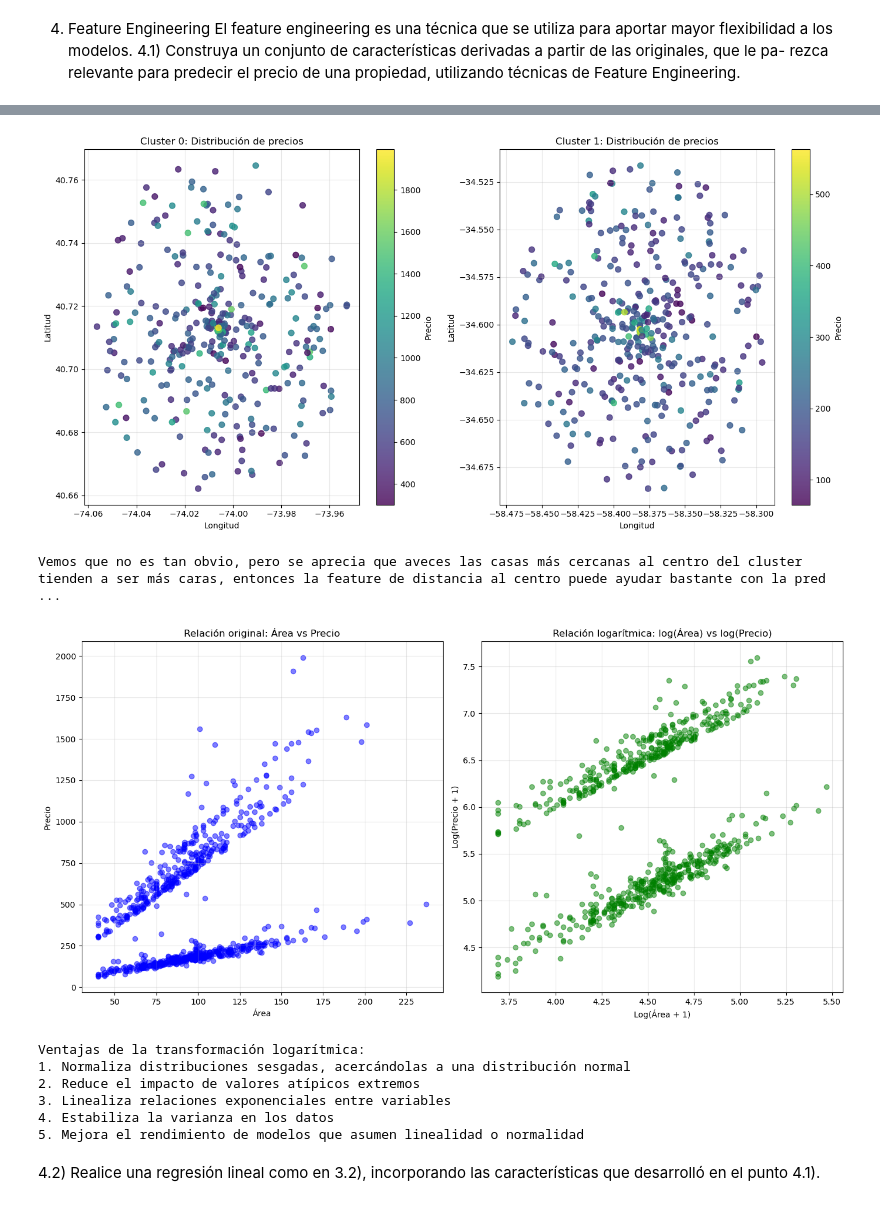
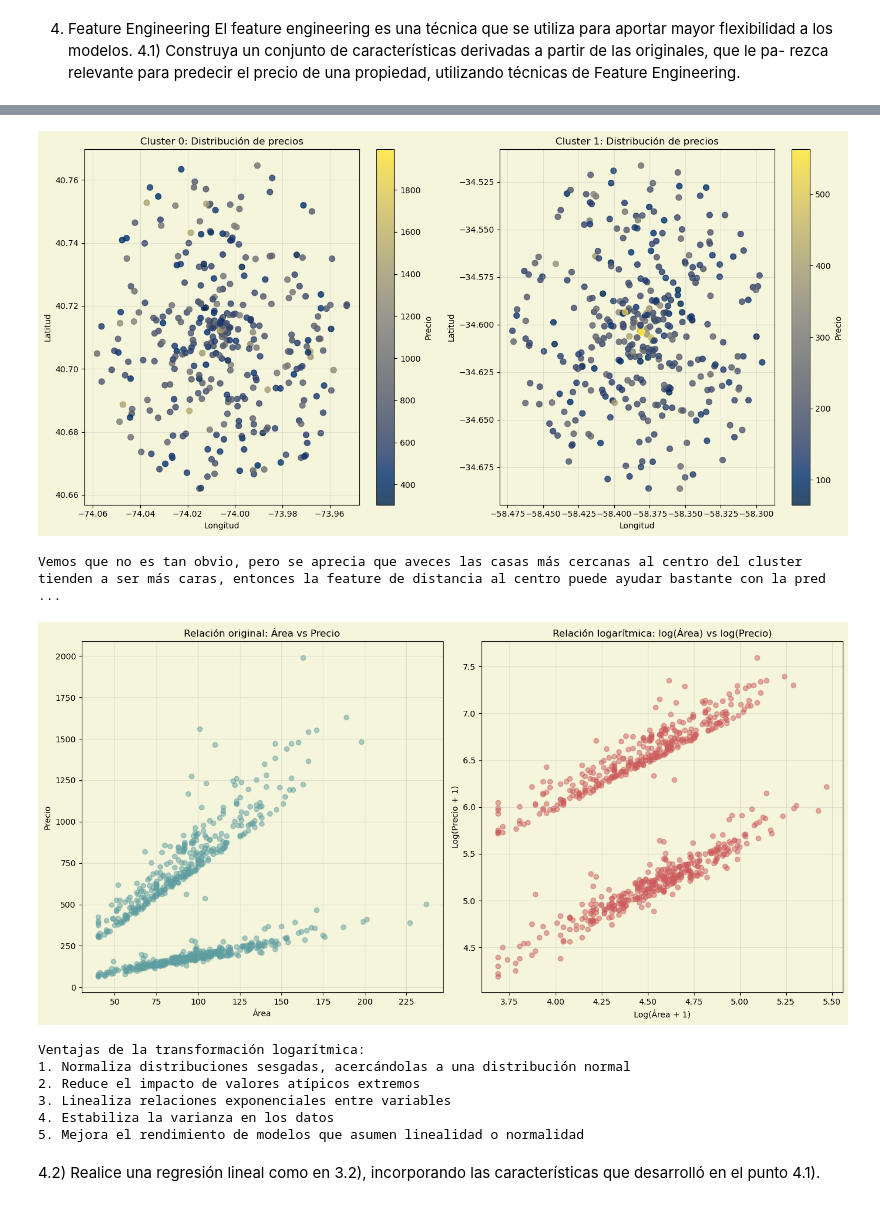
Before and after one commit to mattemusacchio/ML, a Jupyter notebook: tp1/notebooks/Entrega_TP1.ipynb, the cells around one changed output, grey strips where cells are left out. Saved outputs shown, nothing was run; the diff lists cells and outputs as text; code cells hidden in the pictures.

```diff
--- a/tp1/notebooks/Entrega_TP1.ipynb
+++ b/tp1/notebooks/Entrega_TP1.ipynb
@@ -15,7 +15,7 @@ import numpy as np
 import os
 from markdown import Markdown
 
-RANDOM_STATE = 95
+RANDOM_STATE = 42
 
 np.random.seed(RANDOM_STATE)
 
@@ -36,13 +36,18 @@ from models import LinearRegression
 from preprocessing import handle_missing_values, normalize, one_hot_encoder, min_max_normalize
 from utils import pretty_print_df, print_metrics, inverse_normalize, train_model_and_evaluate, feature_engineering
 
+# Configurar el fondo beige para todos los plots de matplotlib
+plt.rcParams['figure.facecolor'] = '#F5F5DC'  # Beige
+plt.rcParams['axes.facecolor'] = '#F5F5DC'    # Beige
+
+
 # Mostrar un fragmento aleatorio de 10 filas
 print("\nMuestra aleatoria de 10 filas:")
-print(df.sample(10))
+display(df.sample(10))
 
 # Mostrar estadísticas básicas
 print("\nEstadísticas básicas:")
-print(df.describe())
+display(df.describe())
 
 # Mostrar información sobre valores faltantes
 print("\nValores faltantes por columna:")
@@ -611,7 +643,7 @@ plt.subplot(1, 2, 1)
 cluster0 = train_df_fe[train_df_fe['cluster'] == 0]
 scatter0 = plt.scatter(cluster0['lon'], cluster0['lat'],
                       c=cluster0['distance_from_center'],
-                      cmap='viridis',
+                      cmap='cividis',
                       alpha=0.8,
                       s=50)
 plt.colorbar(scatter0, label='Distancia al centro')
@@ -625,7 +657,7 @@ plt.subplot(1, 2, 2)
 cluster1 = train_df_fe[train_df_fe['cluster'] == 1]
 scatter1 = plt.scatter(cluster1['lon'], cluster1['lat'],
                       c=cluster1['distance_from_center'],
-                      cmap='viridis',
+                      cmap='cividis',
                       alpha=0.8,
                       s=50)
 plt.colorbar(scatter1, label='Distancia al centro')
@@ -645,7 +677,7 @@ plt.subplot(1, 2, 1)
 cluster0 = train_df_fe[train_df_fe['cluster'] == 0]
 scatter0 = plt.scatter(cluster0['lon'], cluster0['lat'],
                       c=cluster0['price'],
-                      cmap='viridis',
+                      cmap='cividis',
                       alpha=0.8,
                       s=50)
 plt.colorbar(scatter0, label='Precio')
@@ -659,7 +691,7 @@ plt.subplot(1, 2, 2)
 cluster1 = train_df_fe[train_df_fe['cluster'] == 1]
 scatter1 = plt.scatter(cluster1['lon'], cluster1['lat'],
                       c=cluster1['price'],
-                      cmap='viridis',
+                      cmap='cividis',
                       alpha=0.8,
                       s=50)
 plt.colorbar(scatter1, label='Precio')
@@ -678,7 +710,7 @@ plt.figure(figsize=(14, 7))
 
 # Relación original
 plt.subplot(1, 2, 1)
-plt.scatter(train_df_fe['area'], train_df_fe['price'], alpha=0.5, color='blue')
+plt.scatter(train_df_fe['area'], train_df_fe['price'], alpha=0.5, color='cadetblue')
 plt.title('Relación original: Área vs Precio')
 plt.xlabel('Área')
 plt.ylabel('Precio')
@@ -686,7 +718,7 @@ plt.grid(True, alpha=0.3)
 
 # Relación logarítmica
 plt.subplot(1, 2, 2)
-plt.scatter(train_df_fe['log_area'], np.log1p(train_df_fe['price']), alpha=0.5, color='green')
+plt.scatter(train_df_fe['log_area'], np.log1p(train_df_fe['price']), alpha=0.5, color='indianred')
 plt.title('Relación logarítmica: log(Área) vs log(Precio)')
 plt.xlabel('Log(Área + 1)')
 plt.ylabel('Log(Precio + 1)')
@@ -725,6 +757,6 @@ val_df_normalized.to_csv('../data/processed/val_df__fe_normalized.csv', index=Fa
-[figure, old version]
+[figure, new version]
 Vemos que no es tan obvio, pero se aprecia que aveces las casas más cercanas al centro del cluster tienden a ser más caras, entonces la feature de distancia al centro puede ayudar bastante con la pred ...
-[figure, old version]
+[figure, new version]
 Ventajas de la transformación logarítmica:
 1. Normaliza distribuciones sesgadas, acercándolas a una distribución normal
 2. Reduce el impacto de valores atípicos extremos
```
Also changed, not shown: parts of 24 cells of this notebook, 8 other files.
